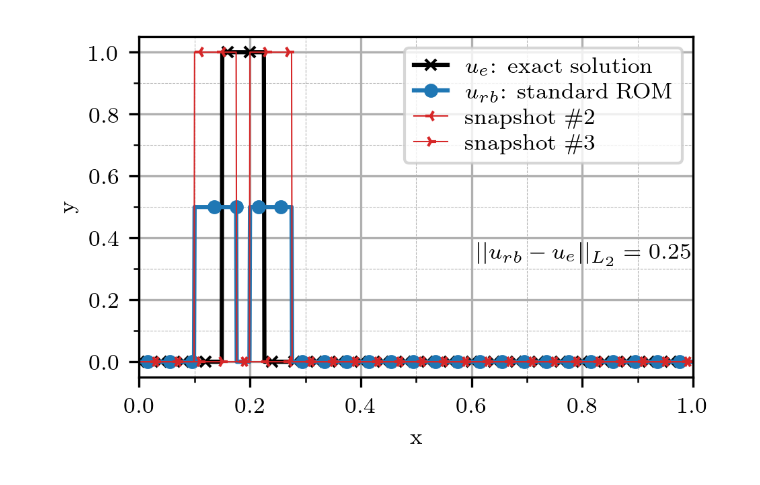
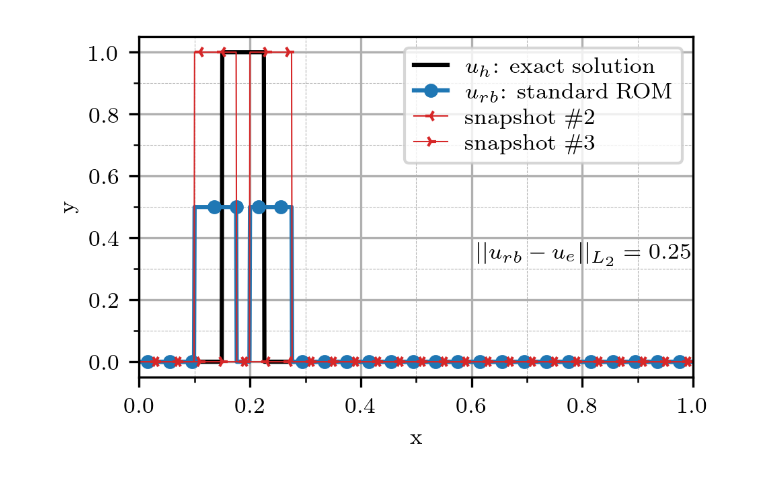
Before and after one commit to flabowski/POD-ROM-and-gaussian-convolution, a Jupyter notebook: notebooks/Fig08_09_10_A_simple_demo.ipynb, the cells around one changed output. Drawn from its saved outputs; the diff is of its cells as text; code cells hidden in the pictures.

```diff
--- a/notebooks/Fig08_09_10_A_simple_demo.ipynb
+++ b/notebooks/Fig08_09_10_A_simple_demo.ipynb
@@ -47,7 +47,7 @@ case = {
     "g": rectangular_pulse, #small_saw_tooth, #saw_tooth, #rectangular_pulse,
     "truncate": 12,
     "mode": "wrap",
-    "sigma": 0.06,
+    "sigma": 0.0578,
 
     "c": 2,
     "monitor_progress_postprocessing": False,
@@ -73,24 +73,24 @@ e_sROM = L2_error_rw(X_test_sROM, X_test)
 e_sROMs = L2_error_rw(X_test_sROMs, X_test)
 # %%
 fig, ax = plt.subplots()
-plt.plot(x, X_test[0], "kx-", ms=4, markevery=(0, markevery), label=r"$u_e$: exact solution")
+plt.plot(x, X_test[0], "k-", ms=4, markevery=(0, markevery), label=r"$u_h$: exact solution")
 plt.plot(x, X_test_ROM[0], "C0o-", ms=4, markevery=(15, markevery), label=r"$u_{rb}$: standard ROM")
 plt.plot(x, X_train[1], "C3-3", ms=4, lw=.5, markevery=(30, markevery), label=r"snapshot \#2")
 plt.plot(x, X_train[2], "C3-4", ms=4, lw=.5, markevery=(30, markevery), label=r"snapshot \#3")
 
 ax.set_xticks(np.linspace(0, 1, 11, endpoint=True), minor=True)
 ax.set_yticks(np.linspace(0, 1, 11, endpoint=True), minor=True)
 plt.grid(True, which='minor', linestyle='--', lw=.25)
 plt.grid(True, which='major', linestyle='-')
 plt.legend(loc="upper right")
 #e = np.mean((bump(x, 0.35)-X_intp[:, 0])**2)**.5
 ax.text(1, 0.35, r"$||u_{rb}-u_e||_{L_2}"+"={:.2f}$".format(e_ROM[0]), horizontalalignment='right', verticalalignment='center')
 plt.xlabel("x")
 plt.ylabel("y")
 plt.xlim(0, 1)
 plt.savefig(pth+"standard_ROM.pdf", bbox_inches='tight')
 plt.show()
 # %% [output]
-[figure, old version]
+[figure, new version]
 # %%
 fig, ax = plt.subplots()
```
Also changed, not shown: parts of 3 cells of this notebook, 1 other file.
